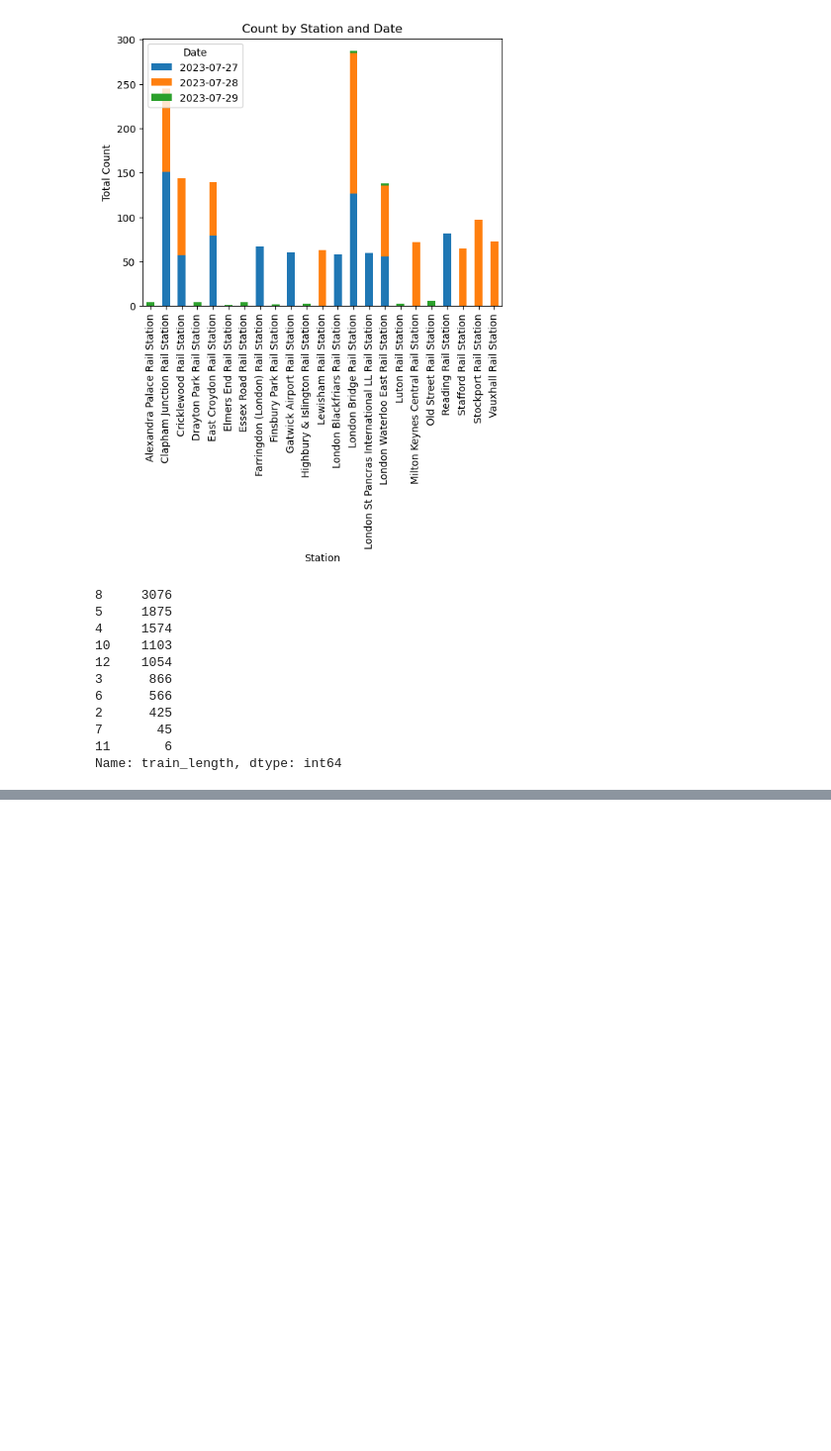
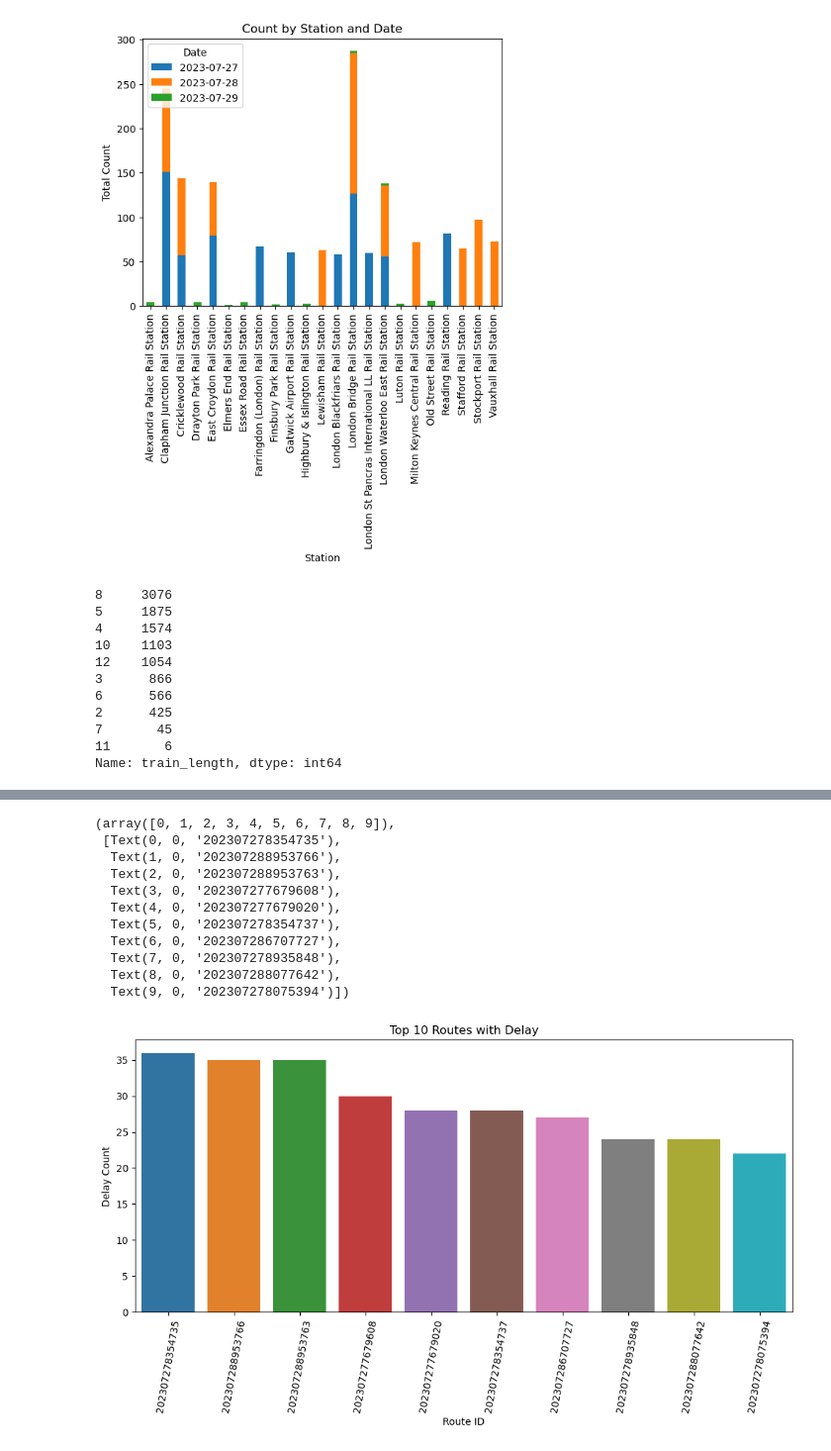
Before and after one commit to AndrewJarjis/FinalProject, a Jupyter notebook: DEprojectEDA.ipynb, the cells around one changed output, grey strips where cells are left out. Shown at 99% size. Cells and saved outputs as stored; diff of their text form; code cells hidden in the pictures; blank space fills up the shorter version.

```diff
--- a/DEprojectEDA.ipynb
+++ b/DEprojectEDA.ipynb
@@ -521,0 +556,9 @@ Further analysis will be needed but it seems like the train_length of 8 seems to
+# %%
+delayed_route_id = merged[merged['is_delayed_arrival'] == True]
+
+
+delayed_route_id2 = delayed_route_id.groupby('route_id').size().reset_index(name='delay_count')
+
+delayed_route_id3 = delayed_route_id2.sort_values('delay_count', ascending=False).head(10)
+
+print(delayed_route_id3)
@@ -521,0 +632,22 @@ Further analysis will be needed but it seems like the train_length of 8 seems to
+# %%
+plt.figure(figsize=(12,5))
+sns.barplot(data=delayed_route_id3, x='route_id', y='delay_count', )
+
+
+plt.xlabel('Route ID')
+plt.ylabel('Delay Count')
+plt.title('Top 10 Routes with Delay')
+plt.xticks(rotation=80)
+# %% [output]
+(array([0, 1, 2, 3, 4, 5, 6, 7, 8, 9]),
+ [Text(0, 0, '202307278354735'),
+  Text(1, 0, '202307288953766'),
+  Text(2, 0, '202307288953763'),
+  Text(3, 0, '202307277679608'),
+  Text(4, 0, '202307277679020'),
+  Text(5, 0, '202307278354737'),
+  Text(6, 0, '202307286707727'),
+  Text(7, 0, '202307278935848'),
+  Text(8, 0, '202307288077642'),
+  Text(9, 0, '202307278075394')])
+[figure, added]
```
Also changed, not shown: parts of 29 cells of this notebook.
